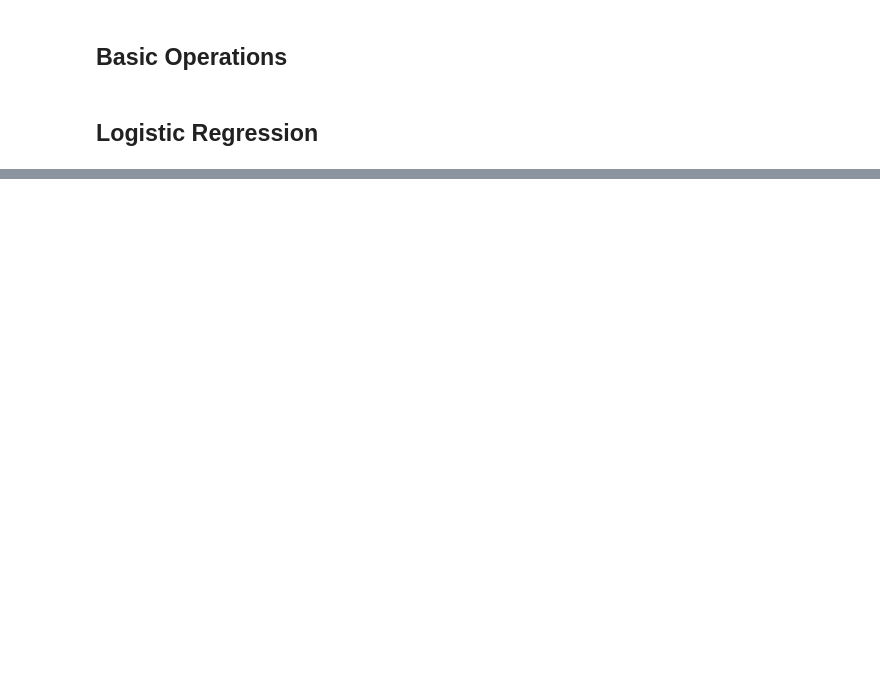
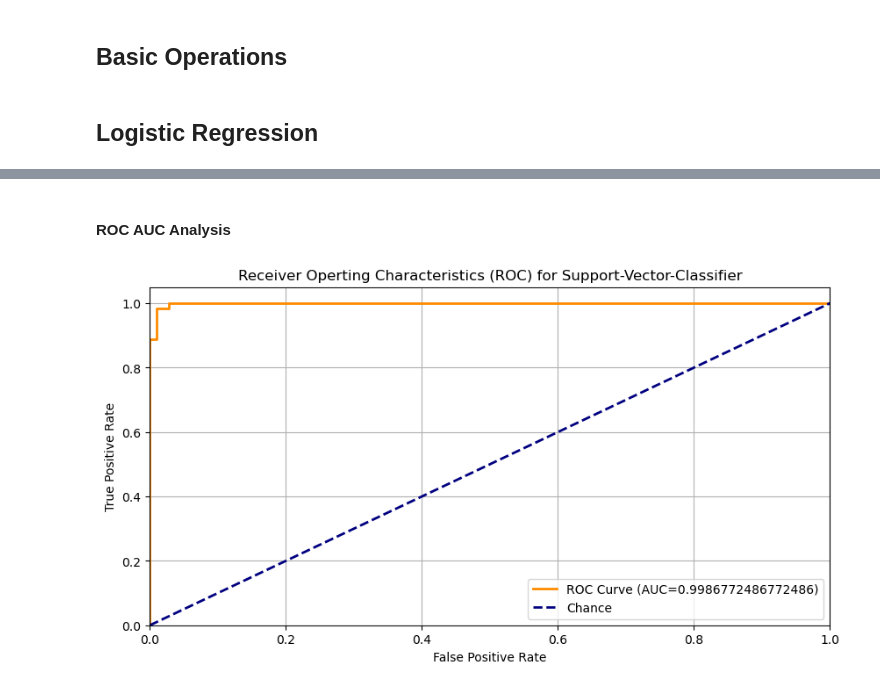
Before and after one commit to adiban17/breast-cancer-classifier, a Jupyter notebook: Documents/Cancer /model_testing.ipynb, the cells around one changed output, grey strips where cells are left out. Drawn from its saved outputs; the diff is of its cells as text; code cells hidden in the pictures; blank space fills up the shorter version.

```diff
--- a/Documents/Cancer /model_testing.ipynb
+++ b/Documents/Cancer /model_testing.ipynb
@@ -50,0 +155,5 @@ weighted avg       0.98      0.98      0.98       171
+# %%
+# loading our model
+
+with open("svc.pkl", "rb") as f:
+    svc=pickle.load(f)
@@ -50,0 +191,25 @@ weighted avg       0.98      0.98      0.98       171
+# %% [markdown]
+#### ROC AUC Analysis
+# %%
+# getting predicted probabilities
+
+y_scores_svc=svc.decision_function(X)
+fpr, tpr, thresholds=roc_curve(y_true=y, y_score=y_scores_svc)
+roc_auc_svc=roc_auc_score(y_true=y, y_score=y_scores_svc)
+# %%
+# plotting the roc_auc curve
+
+plt.figure(figsize=(10,5))
+plt.plot(fpr, tpr, color='darkorange', lw=2, label=f'ROC Curve (AUC={roc_auc_svc})')
+plt.plot([0,1],[0,1], color='navy', lw=2, linestyle='--', label='Chance')
+
+plt.xlim([0.0, 1.0])
+plt.ylim([0.0,1.05])
+plt.xlabel("False Positive Rate")
+plt.ylabel("True Positive Rate")
+plt.title("Receiver Operting Characteristics (ROC) for Support-Vector-Classifier")
+plt.legend(loc='lower right')
+plt.grid()
+plt.show()
+# %% [output]
+[figure, added]
```
Also changed, not shown: parts of 22 cells of this notebook, 6 other files.
